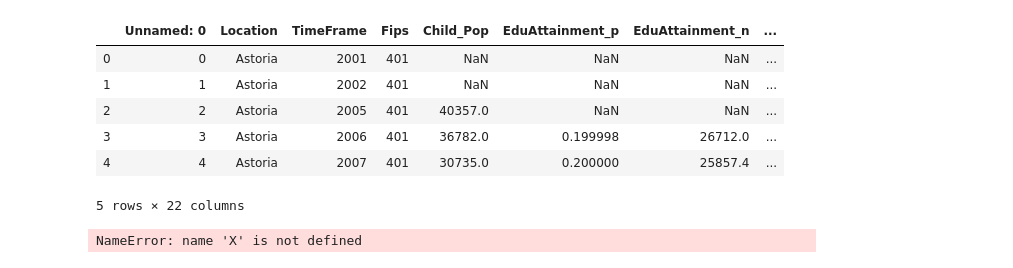
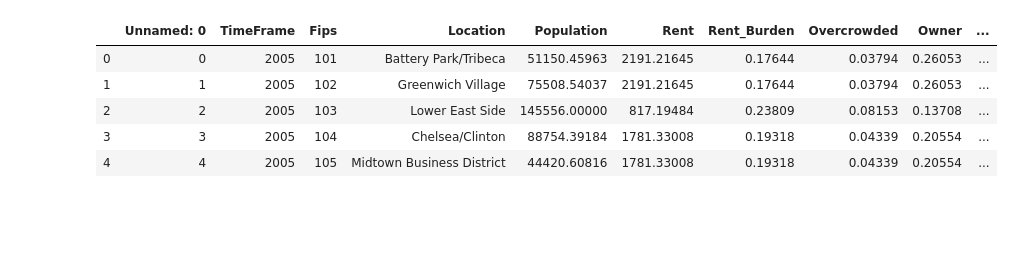
Before and after one commit to aforshee/machinelearning, a Jupyter notebook: Dev/AF/EdAttainmentModel.ipynb, the cells around one changed output. Saved outputs shown, nothing was run; the diff lists cells and outputs as text; code cells hidden in the pictures; blank space fills up the shorter version.

Commit message:
edattainment_model

```diff
--- a/Dev/AF/EdAttainmentModel.ipynb
+++ b/Dev/AF/EdAttainmentModel.ipynb
@@ -10,14 +15,13 @@ import numpy as np
 # %%
 #load data
 
-data = "clean_data.csv"
+data = "data.csv"
 df = pd.read_csv(data)
 df.head(5)
 # %% [output]
-|  | Unnamed: 0 | Location | TimeFrame | Fips | Child_Pop | EduAttainment_p | EduAttainment_n | ... |
-| 0 | 0 | Astoria | 2001 | 401 | NaN | NaN | NaN | ... |
-| 1 | 1 | Astoria | 2002 | 401 | NaN | NaN | NaN | ... |
-| 2 | 2 | Astoria | 2005 | 401 | 40357.0 | NaN | NaN | ... |
-| 3 | 3 | Astoria | 2006 | 401 | 36782.0 | 0.199998 | 26712.0 | ... |
-| 4 | 4 | Astoria | 2007 | 401 | 30735.0 | 0.200000 | 25857.4 | ... |
+|  | Unnamed: 0 | TimeFrame | Fips | Location | Population | Rent | Rent_Burden | Overcrowded | Owner | ... |
+| 0 | 0 | 2005 | 101 | Battery Park/Tribeca | 51150.45963 | 2191.21645 | 0.17644 | 0.03794 | 0.26053 | ... |
+| 1 | 1 | 2005 | 102 | Greenwich Village | 75508.54037 | 2191.21645 | 0.17644 | 0.03794 | 0.26053 | ... |
+| 2 | 2 | 2005 | 103 | Lower East Side | 145556.00000 | 817.19484 | 0.23809 | 0.08153 | 0.13708 | ... |
+| 3 | 3 | 2005 | 104 | Chelsea/Clinton | 88754.39184 | 1781.33008 | 0.19318 | 0.04339 | 0.20554 | ... |
+| 4 | 4 | 2005 | 105 | Midtown Business District | 44420.60816 | 1781.33008 | 0.19318 | 0.04339 | 0.20554 | ... |
-5 rows × 22 columns
@@ -30,11 +27,0 @@ plt.show()
-# %%
-from sklearn.linear_model import LinearRegression
-model = LinearRegression()
-
-# Fitting our model with all of our features in X
-model.fit(X, y)
-
-score = model.score(X, y)
-print(f"R2 Score: {score}")
-# %% [output]
-NameError: name 'X' is not defined
```
Also changed, not shown: parts of 5 cells of this notebook, 1 other file.
